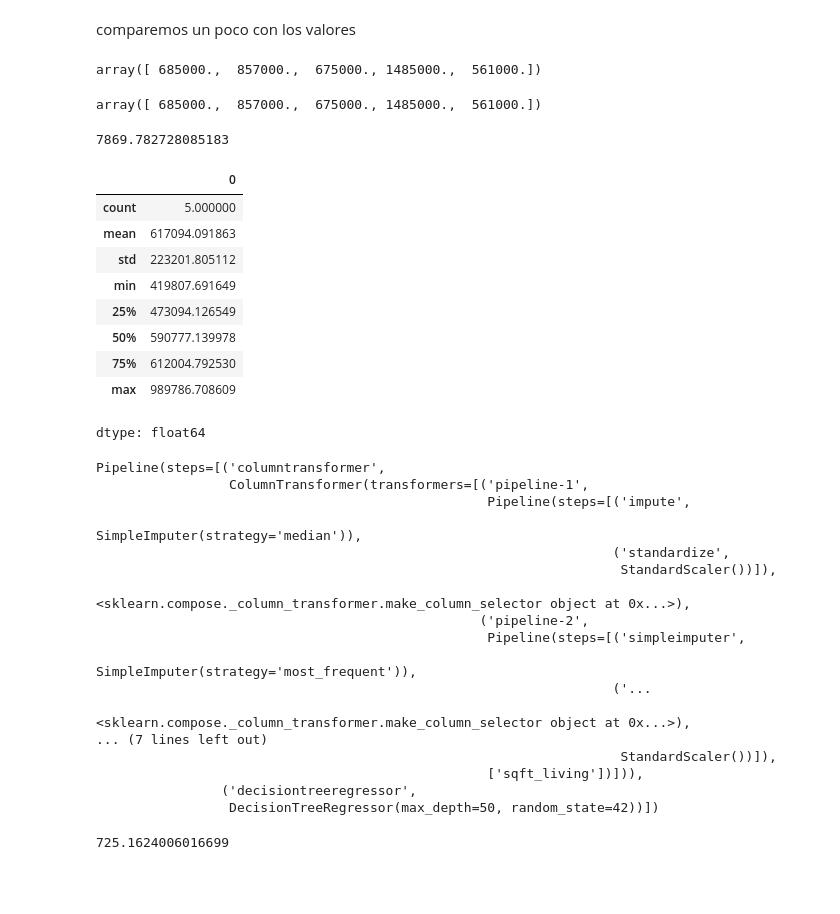
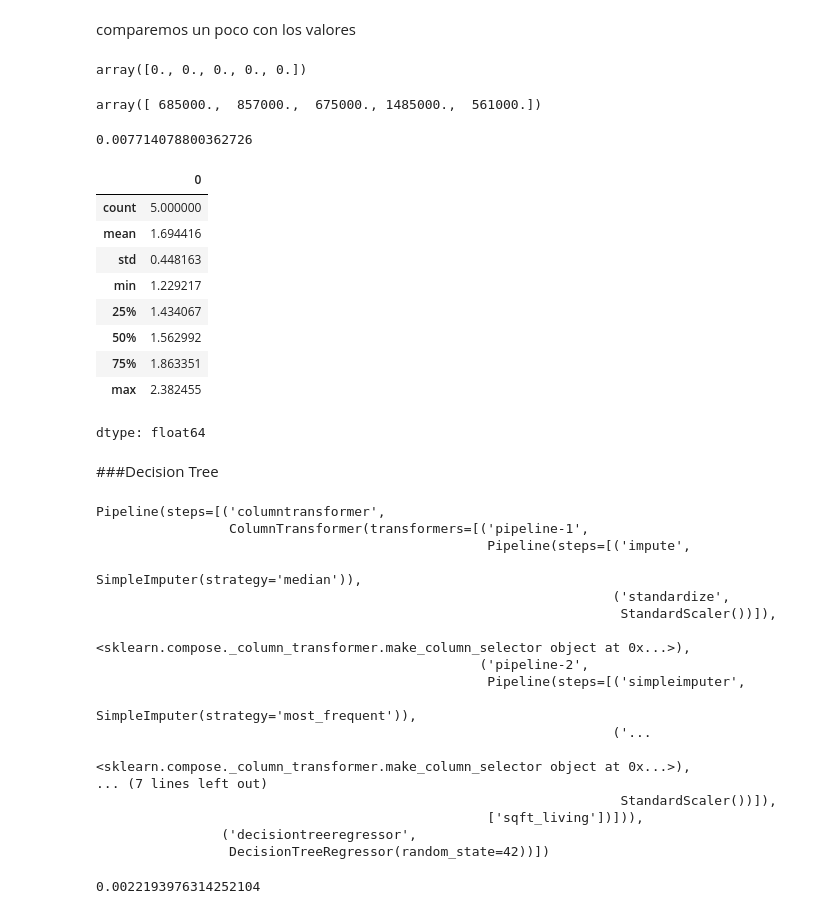
Before and after one commit to shirohigexe/practicas_HO_ML, a Jupyter notebook: Practica_1.ipynb, the cells around one changed output. Drawn from its saved outputs; the diff is of its cells as text; code cells hidden in the pictures; blank space fills up the shorter version.

```diff
--- a/Practica_1.ipynb
+++ b/Practica_1.ipynb
@@ -416,3 +417,11 @@ ColumnTransformer(transformers=[('pipeline-1',
                                                  ('standardscaler',
                                                   StandardScaler())]),
                                  ['sqft_living'])])
+# %%
+import numpy as np
+
+# Aplicar la transformación logarítmica a los precios (variable objetivo)
+housing_labels_log = np.log1p(housing_labels.copy())
+
+print("Primeros 5 precios originales:\n", housing_labels.head())
+print("\nPrimeros 5 precios transformados (log1p):\n", housing_labels_log.head())
@@ -452,7 +479,7 @@ para comenzar, entrenemos un modelo basico de regresion lineal
 from sklearn.linear_model import LinearRegression
 
 lin_reg = make_pipeline(preprocessing, LinearRegression())
-lin_reg.fit(housing, housing_labels)
+lin_reg.fit(housing, housing_labels_log)
 # %% [output]
 Pipeline(steps=[('columntransformer',
                  ColumnTransformer(transformers=[('pipeline-1',
@@ -477,7 +504,7 @@ comparemos un poco con los valores
 housing_predictions = lin_reg.predict(housing)
 housing_predictions[:5].round(-2)  # -2 = rounded to the nearest hundred
 # %% [output]
-array([ 685000.,  857000.,  675000., 1485000.,  561000.])
+array([0., 0., 0., 0., 0.])
 # %%
 housing_labels.iloc[:5].values
 # %% [output]
@@ -485,32 +512,34 @@ array([ 685000.,  857000.,  675000., 1485000.,  561000.])
 # %%
 from sklearn.metrics import root_mean_squared_error
 
-lin_rmse = root_mean_squared_error(housing_labels, housing_predictions)
+lin_rmse = root_mean_squared_error(housing_labels_log, housing_predictions)
 lin_rmse
 # %% [output]
-7869.782728085183
+0.007714078800362726
 # %%
 from sklearn.model_selection import cross_val_score
 
-lin_rmses = -cross_val_score(lin_reg, housing, housing_labels,
+lin_rmses = -cross_val_score(lin_reg, housing, housing_labels_log,
                               scoring="neg_root_mean_squared_error", cv=5)
 pd.Series(lin_rmses).describe()
 # %% [output]
 |  | 0 |
 | count | 5.000000 |
-| mean | 617094.091863 |
-| std | 223201.805112 |
-| min | 419807.691649 |
-| 25% | 473094.126549 |
-| 50% | 590777.139978 |
-| 75% | 612004.792530 |
-| max | 989786.708609 |
+| mean | 1.694416 |
+| std | 0.448163 |
+| min | 1.229217 |
+| 25% | 1.434067 |
+| 50% | 1.562992 |
+| 75% | 1.863351 |
+| max | 2.382455 |
 dtype: float64
+# %% [markdown]
+###Decision Tree
 # %%
 from sklearn.tree import DecisionTreeRegressor
 
-tree_reg = make_pipeline(preprocessing, DecisionTreeRegressor(random_state=42,max_depth=50))
-tree_reg.fit(housing, housing_labels)
+tree_reg = make_pipeline(preprocessing, DecisionTreeRegressor(random_state=42))
+tree_reg.fit(housing, housing_labels_log)
 # %% [output]
 Pipeline(steps=[('columntransformer',
                  ColumnTransformer(transformers=[('pipeline-1',
@@ -528,11 +557,11 @@ Pipeline(steps=[('columntransformer',
                                                                    StandardScaler())]),
                                                   ['sqft_living'])])),
                 ('decisiontreeregressor',
-                 DecisionTreeRegressor(max_depth=50, random_state=42))])
+                 DecisionTreeRegressor(random_state=42))])
 # %%
 housing_predictions = tree_reg.predict(housing)
-tree_rmse = root_mean_squared_error(housing_labels, housing_predictions)
+tree_rmse = root_mean_squared_error(housing_labels_log, housing_predictions)
 tree_rmse
 # %% [output]
-725.1624006016699
+0.0022193976314252104
 # %%
```
Also changed, not shown: parts of 14 cells of this notebook.
